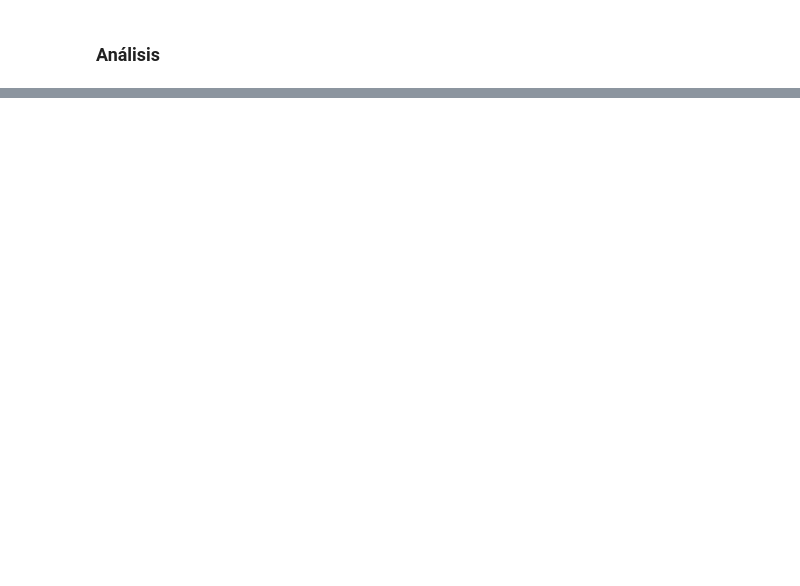
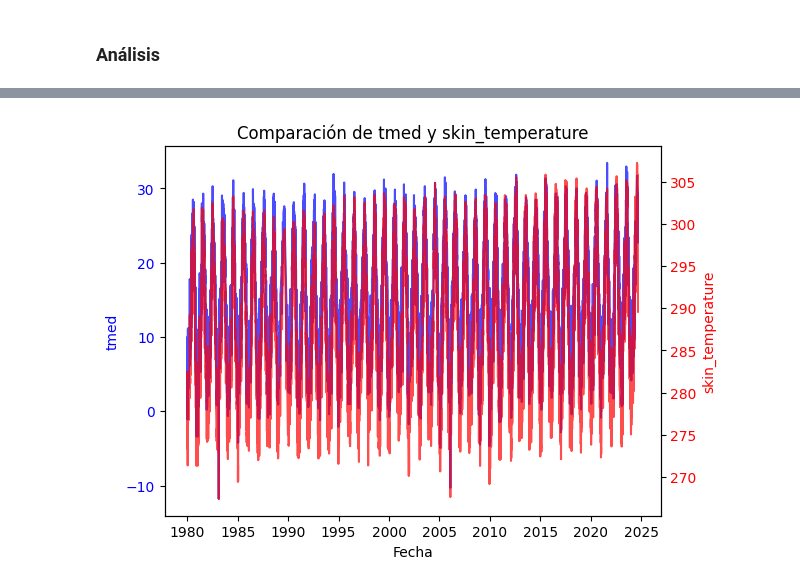
Before and after one commit to delatorre96/Water-Prediction, a Jupyter notebook: Análisis pixel.ipynb, the cells around one changed output, grey strips where cells are left out. Drawn from its saved outputs; the diff is of its cells as text; code cells hidden in the pictures; blank space fills up the shorter version.

```diff
--- a/Análisis pixel.ipynb
+++ b/Análisis pixel.ipynb
@@ -292,0 +297,21 @@ df = pd.read_sql_query(query, conn)
+# %%
+# Crear la figura y el primer eje
+fig, ax1 = plt.subplots()
+
+# Graficar la primera serie (prec) en el primer eje y
+ax1.plot(df['tmed'], color='blue', label='Prec', alpha=0.7)
+ax1.set_xlabel('Fecha')  # Etiqueta del eje x
+ax1.set_ylabel('tmed', color='blue')  # Etiqueta del eje y para la primera serie
+ax1.tick_params(axis='y', labelcolor='blue')  # Color de los ticks en el eje y para la primera serie
+
+# Crear un segundo eje en el mismo gráfico para la segunda serie
+ax2 = ax1.twinx()
+ax2.plot(df['skin_temperature'], color='red', label='skin_temperature', alpha=0.7)
+ax2.set_ylabel('skin_temperature', color='red')  # Etiqueta del eje y para la segunda serie
+ax2.tick_params(axis='y', labelcolor='red')  # Color de los ticks en el eje y para la segunda serie
+
+# Mostrar la gráfica
+plt.title('Comparación de tmed y skin_temperature')
+plt.show()
+# %% [output]
+[figure, added]
```
Also changed, not shown: parts of 21 cells of this notebook.
